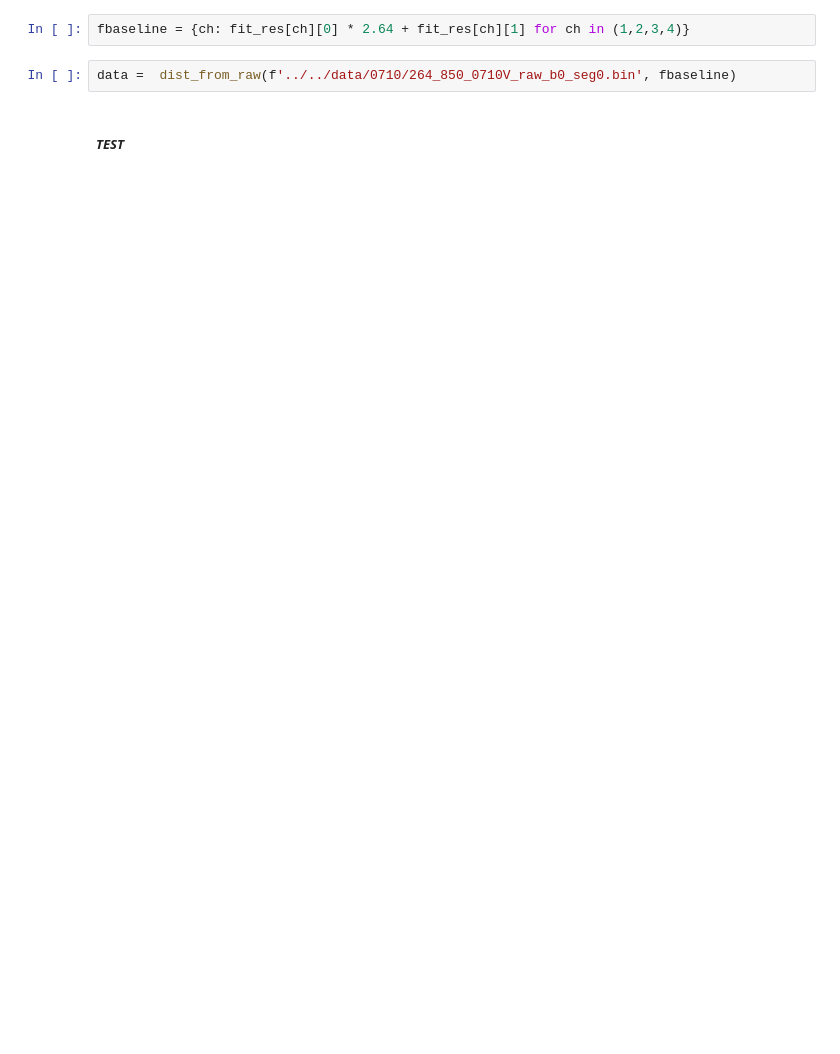
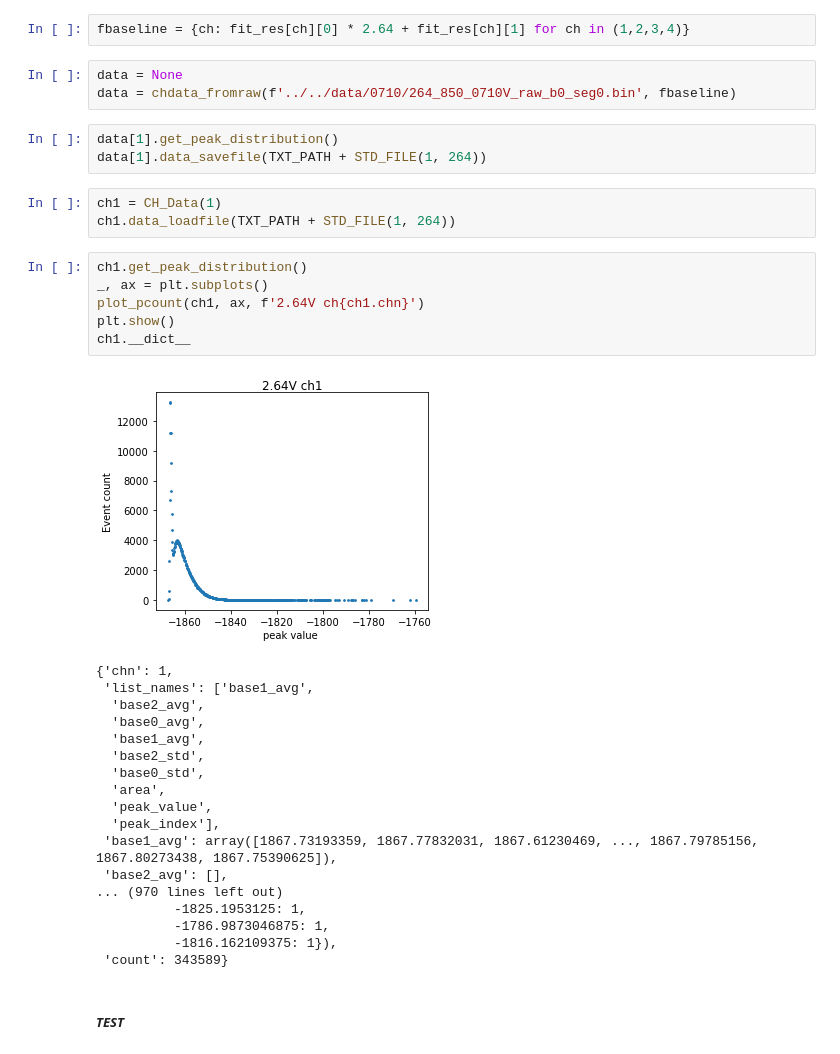
Before and after one commit to yfzhao20/PMT-Test, a Jupyter notebook: yfzhao/dist-analysis-v2.ipynb, the cells around one changed output. Cells and saved outputs as stored; diff of their text form; blank space fills up the shorter version.

```diff
--- a/yfzhao/dist-analysis-v2.ipynb
+++ b/yfzhao/dist-analysis-v2.ipynb
@@ -545,7 +619,39 @@ def read_file(file: str, mode: str = 'raw'): # mode in {'raw', 'dist'}
 # %%
 fbaseline = {ch: fit_res[ch][0] * 2.64 + fit_res[ch][1] for ch in (1,2,3,4)}
 # %%
-data =  dist_from_raw(f'../../data/0710/264_850_0710V_raw_b0_seg0.bin', fbaseline)
+data = None
+data = chdata_fromraw(f'../../data/0710/264_850_0710V_raw_b0_seg0.bin', fbaseline)
+# %%
+data[1].get_peak_distribution()
+data[1].data_savefile(TXT_PATH + STD_FILE(1, 264))
+# %%
+ch1 = CH_Data(1)
+ch1.data_loadfile(TXT_PATH + STD_FILE(1, 264))
+# %%
+ch1.get_peak_distribution()
+_, ax = plt.subplots()
+plot_pcount(ch1, ax, f'2.64V ch{ch1.chn}')
+plt.show()
+ch1.__dict__
+# %% [output]
+[figure, added]
+{'chn': 1,
+ 'list_names': ['base1_avg',
+  'base2_avg',
+  'base0_avg',
+  'base1_avg',
+  'base2_std',
+  'base0_std',
+  'area',
+  'peak_value',
+  'peak_index'],
+ 'base1_avg': array([1867.73193359, 1867.77832031, 1867.61230469, ..., 1867.79785156, 1867.80273438, 1867.75390625]),
+ 'base2_avg': [],
+... (970 lines left out)
+          -1825.1953125: 1,
+          -1786.9873046875: 1,
+          -1816.162109375: 1}),
+ 'count': 343589}
 # %% [markdown]
 ##### *TEST*
 # %%
```
Also changed, not shown: parts of 6 cells of this notebook.
